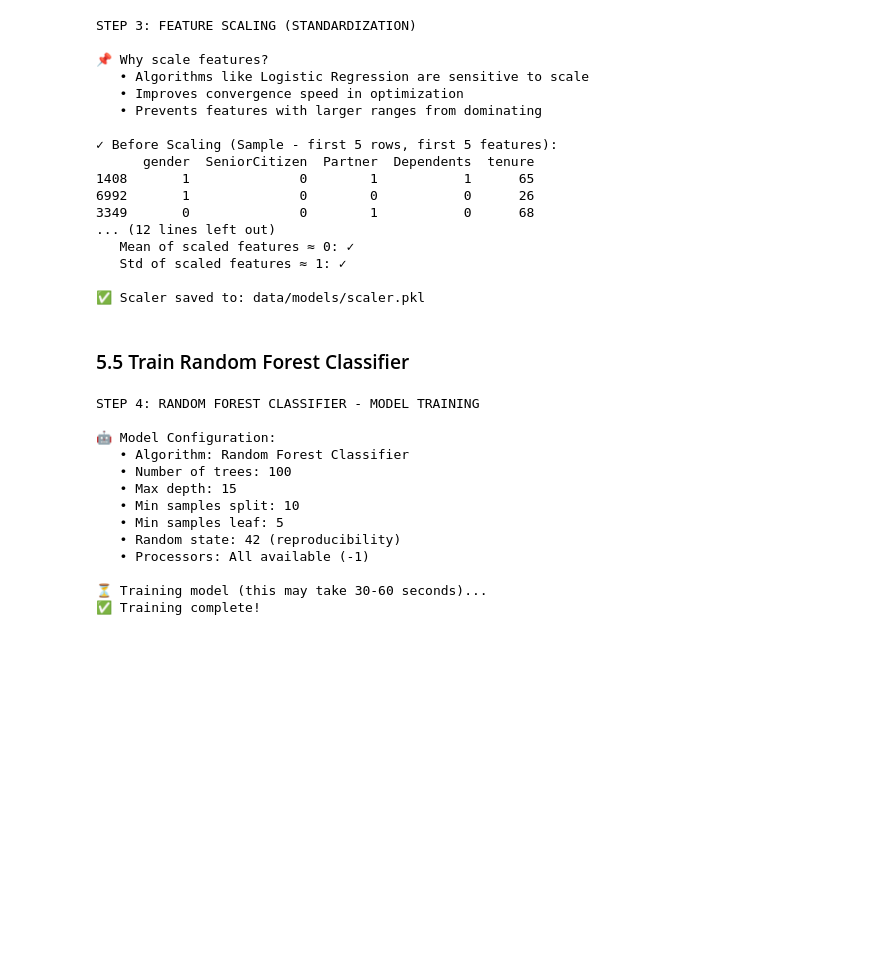
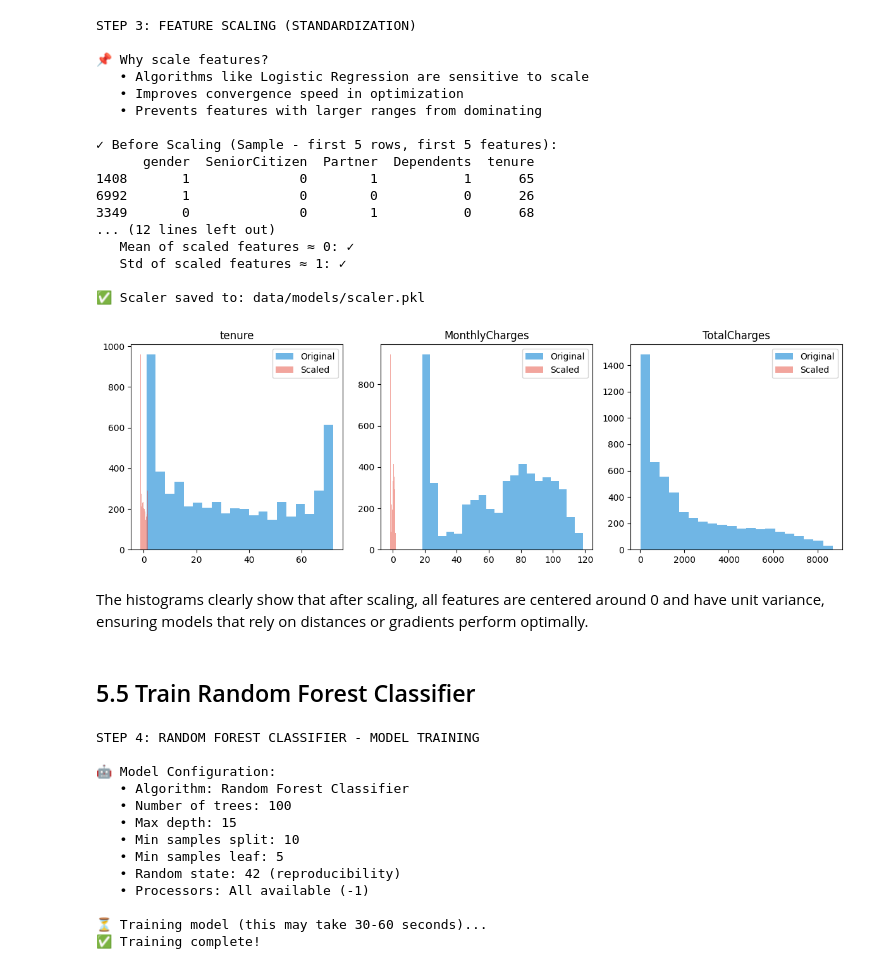
Before and after one commit to swathim251205/telco-churn-analysis-ml, a Jupyter notebook: notebooks/05_ml_pipeline.ipynb, the cells around one changed output. Saved outputs shown, nothing was run; the diff lists cells and outputs as text; code cells hidden in the pictures; blank space fills up the shorter version.

```diff
--- a/notebooks/05_ml_pipeline.ipynb
+++ b/notebooks/05_ml_pipeline.ipynb
@@ -167,8 +192,30 @@ STEP 3: FEATURE SCALING (STANDARDIZATION)
    Std of scaled features ≈ 1: ✓
 
 ✅ Scaler saved to: data/models/scaler.pkl
+# %%
+import pandas as pd
+import matplotlib.pyplot as plt
+
+# Convert scaled array back to DataFrame with same columns
+X_train_scaled_df = pd.DataFrame(X_train_scaled, columns=X_train.columns)
+
+features_to_plot = ['tenure', 'MonthlyCharges', 'TotalCharges']
+
+plt.figure(figsize=(12,4))
+for i, feat in enumerate(features_to_plot):
+    plt.subplot(1,3,i+1)
+    plt.hist(X_train[feat], bins=20, color='#3498db', alpha=0.7, label='Original')
+    plt.hist(X_train_scaled_df[feat], bins=20, color='#e74c3c', alpha=0.5, label='Scaled')
+    plt.title(feat)
+    plt.legend()
+plt.tight_layout()
+plt.show()
+# %% [output]
+[figure, added]
+# %% [markdown]
+The histograms clearly show that after scaling, all features are centered around 0 and have unit variance, ensuring models that rely on distances or gradients perform optimally.
 # %% [markdown]
-### 5.5 Train Random Forest Classifier
+## 5.5 Train Random Forest Classifier
 # %%
 
 print("STEP 4: RANDOM FOREST CLASSIFIER - MODEL TRAINING")
```
Also changed, not shown: parts of 29 cells of this notebook.
